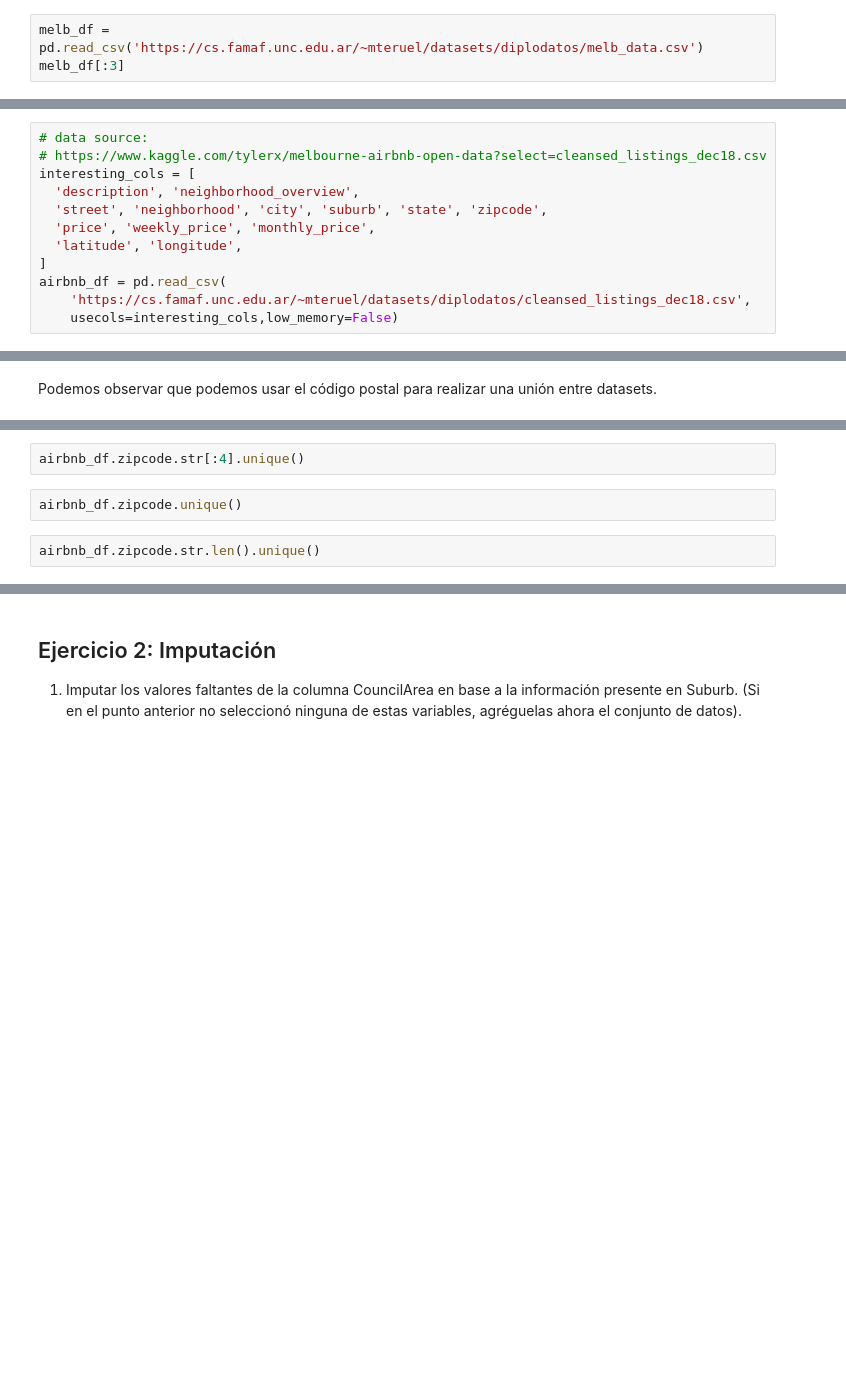
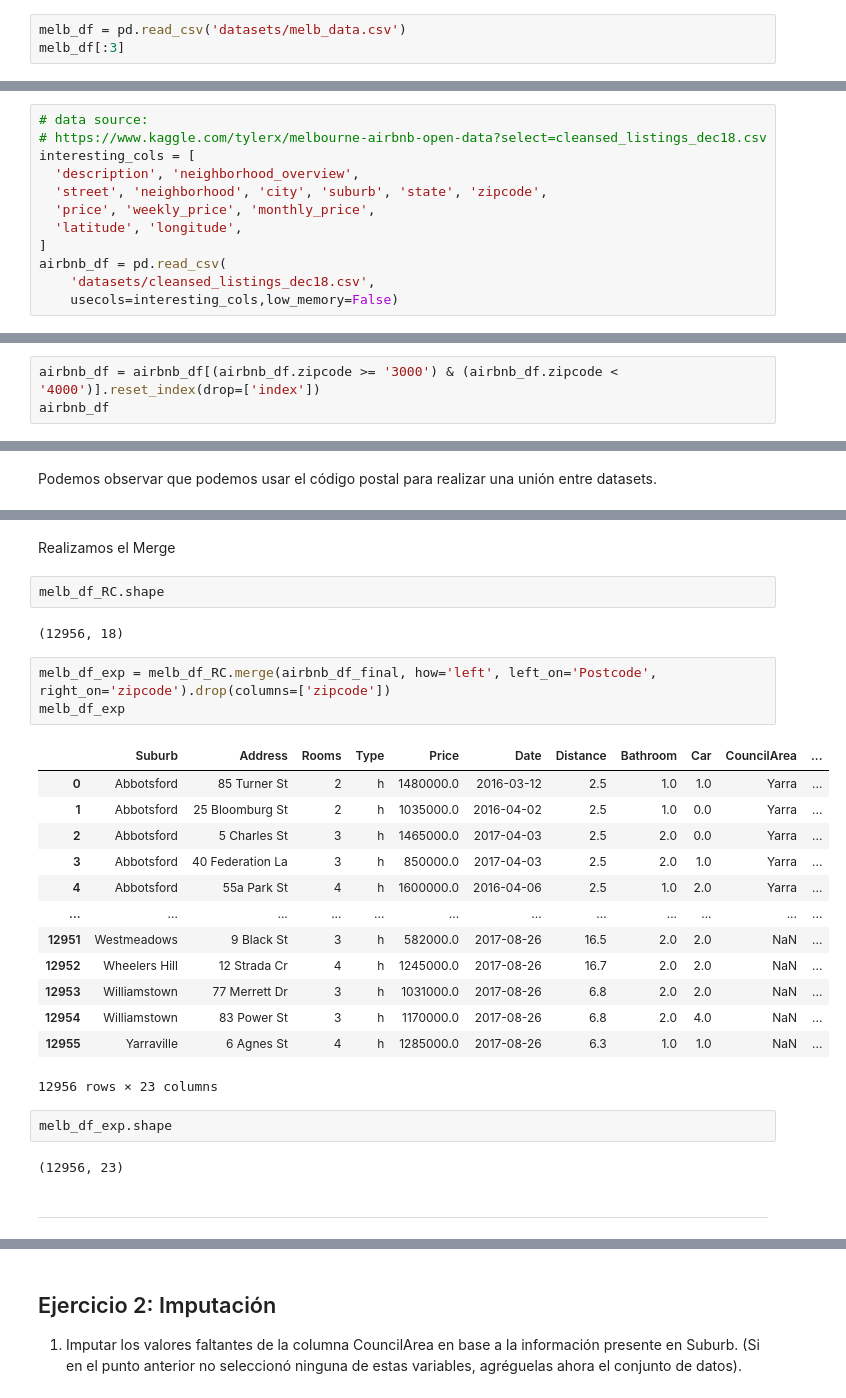
Before and after one commit to JIBarrionuevoGaltier/DiploDatos2021_Grupo_4, a Jupyter notebook: 02_EyCD/Entregable_Parte_1.ipynb, the cells around one changed output, grey strips where cells are left out. Cells and saved outputs as stored; diff of their text form; blank space fills up the shorter version.

Commit message:
1.3.B Concluido - Merge

```diff
--- a/02_EyCD/Entregable_Parte_1.ipynb
+++ b/02_EyCD/Entregable_Parte_1.ipynb
@@ -34,7 +34,7 @@ plotly.__version__
 # To update plotly, uncomment and run the following line:
 # !pip install plotly --upgrade
 # %%
-melb_df = pd.read_csv('https://cs.famaf.unc.edu.ar/~mteruel/datasets/diplodatos/melb_data.csv')
+melb_df = pd.read_csv('datasets/melb_data.csv')
 melb_df[:3]
 # %% [output]
 |  | Suburb | Address | Rooms | Type | Price | Method | SellerG | Date | Distance | Postcode | Bedroom2 | ... |
@@ -68,5 +68,5 @@ interesting_cols = [
   'latitude', 'longitude',
 ]
 airbnb_df = pd.read_csv(
-    'https://cs.famaf.unc.edu.ar/~mteruel/datasets/diplodatos/cleansed_listings_dec18.csv',
+    'datasets/cleansed_listings_dec18.csv',
     usecols=interesting_cols,low_memory=False)
@@ -533,0 +1015,3 @@ Si vamos
+# %%
+airbnb_df = airbnb_df[(airbnb_df.zipcode >= '3000') & (airbnb_df.zipcode < '4000')].reset_index(drop=['index'])
+airbnb_df
@@ -689,6 +1352,29 @@ state (provincia) > Regionname (zona) > CouncilArea (municipio) > city (ciudad)
-# %%
-airbnb_df.zipcode.str[:4].unique()
-# %%
-airbnb_df.zipcode.unique()
-# %%
-airbnb_df.zipcode.str.len().unique()
+# %% [markdown]
+Realizamos el Merge
+# %%
+melb_df_RC.shape
+# %% [output]
+(12956, 18)
+# %%
+melb_df_exp = melb_df_RC.merge(airbnb_df_final, how='left', left_on='Postcode', right_on='zipcode').drop(columns=['zipcode'])
+melb_df_exp
+# %% [output]
+|  | Suburb | Address | Rooms | Type | Price | Date | Distance | Bathroom | Car | CouncilArea | ... |
+| 0 | Abbotsford | 85 Turner St | 2 | h | 1480000.0 | 2016-03-12 | 2.5 | 1.0 | 1.0 | Yarra | ... |
+| 1 | Abbotsford | 25 Bloomburg St | 2 | h | 1035000.0 | 2016-04-02 | 2.5 | 1.0 | 0.0 | Yarra | ... |
+| 2 | Abbotsford | 5 Charles St | 3 | h | 1465000.0 | 2017-04-03 | 2.5 | 2.0 | 0.0 | Yarra | ... |
+| 3 | Abbotsford | 40 Federation La | 3 | h | 850000.0 | 2017-04-03 | 2.5 | 2.0 | 1.0 | Yarra | ... |
+| 4 | Abbotsford | 55a Park St | 4 | h | 1600000.0 | 2016-04-06 | 2.5 | 1.0 | 2.0 | Yarra | ... |
+| ... | ... | ... | ... | ... | ... | ... | ... | ... | ... | ... | ... |
+| 12951 | Westmeadows | 9 Black St | 3 | h | 582000.0 | 2017-08-26 | 16.5 | 2.0 | 2.0 | NaN | ... |
+| 12952 | Wheelers Hill | 12 Strada Cr | 4 | h | 1245000.0 | 2017-08-26 | 16.7 | 2.0 | 2.0 | NaN | ... |
+| 12953 | Williamstown | 77 Merrett Dr | 3 | h | 1031000.0 | 2017-08-26 | 6.8 | 2.0 | 2.0 | NaN | ... |
+| 12954 | Williamstown | 83 Power St | 3 | h | 1170000.0 | 2017-08-26 | 6.8 | 2.0 | 4.0 | NaN | ... |
+| 12955 | Yarraville | 6 Agnes St | 4 | h | 1285000.0 | 2017-08-26 | 6.3 | 1.0 | 1.0 | NaN | ... |
+12956 rows × 23 columns
+# %%
+melb_df_exp.shape
+# %% [output]
+(12956, 23)
+# %% [markdown]
+---
```
Also changed, not shown: parts of 87 cells of this notebook.
